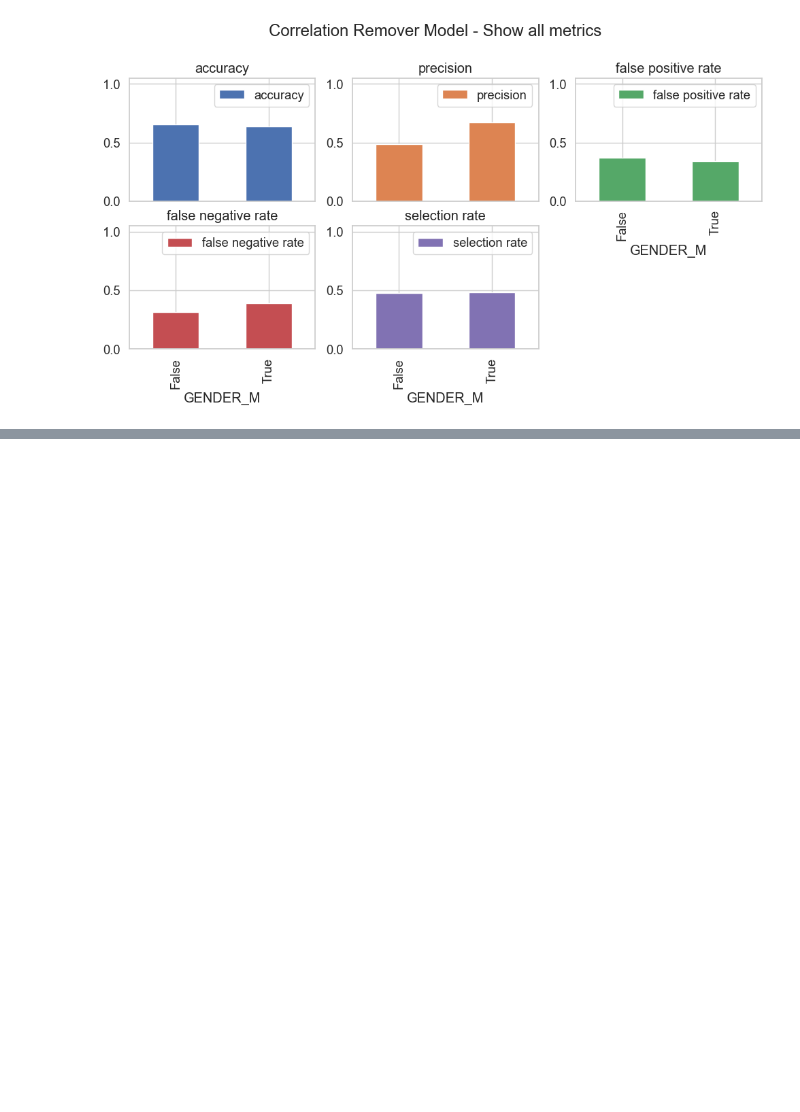
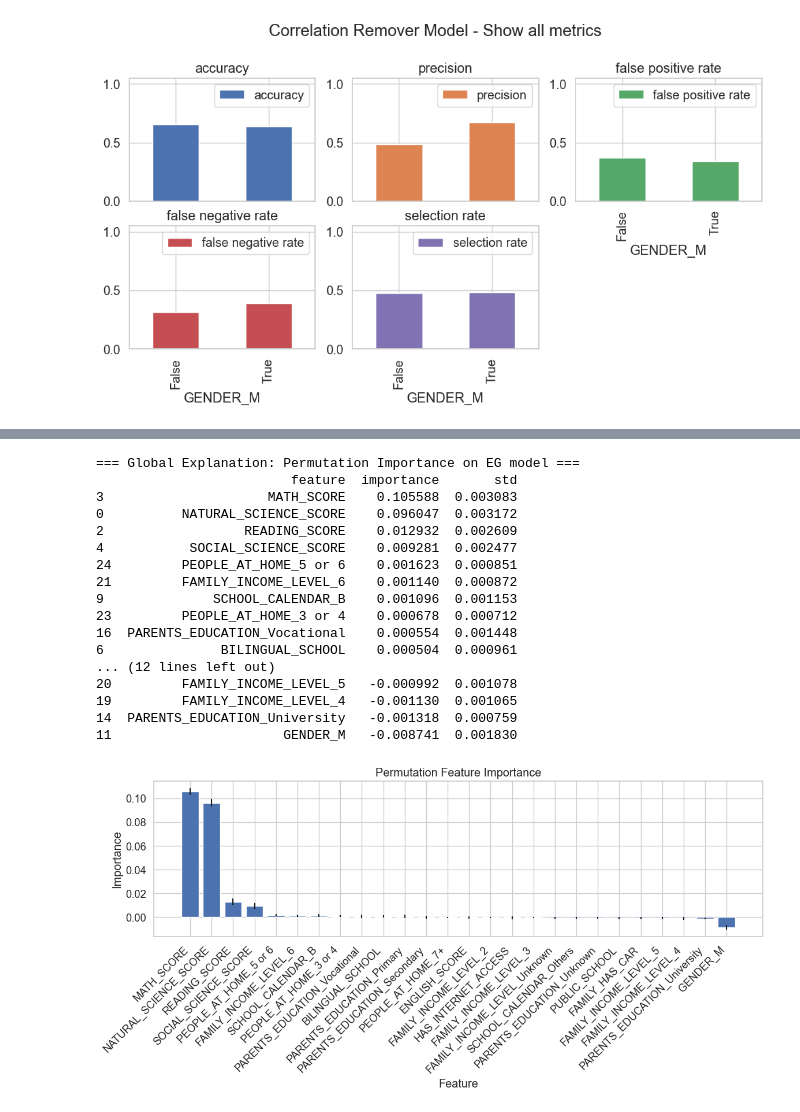
Before and after one commit to martenzZe/MRAI_project, a Jupyter notebook: Project_code.ipynb, the cells around one changed output, grey strips where cells are left out. Cells and saved outputs as stored; diff of their text form; code cells hidden in the pictures; blank space fills up the shorter version.

```diff
--- a/Project_code.ipynb
+++ b/Project_code.ipynb
@@ -924,0 +942,52 @@ array([[<Axes: title={'center': 'accuracy'}, xlabel='GENDER_M'>,
+# %%
+# Global model explanation: Permutation importance
+
+
+
+print("\n=== Global Explanation: Permutation Importance on EG model ===")
+
+perm_result = permutation_importance(
+    eg_model,
+    X_test,
+    y_test,
+    n_repeats=10,
+    random_state=42,
+    scoring="f1"
+)
+
+perm_importance = pd.DataFrame({
+    "feature": X_train.columns,
+    "importance": perm_result.importances_mean,
+    "std": perm_result.importances_std
+}).sort_values("importance", ascending=False)
+
+print(perm_importance)
+
+plt.figure(figsize=(12, 6))
+plt.subplot(1, 1, 1)
+plt.bar(perm_importance['feature'], perm_importance['importance'], yerr=perm_importance['std'])
+plt.xticks(rotation=45, ha='right')
+plt.xlabel('Feature')
+plt.ylabel('Importance')
+plt.title('Permutation Feature Importance')
+plt.tight_layout()
+plt.show()
+# %% [output]
+=== Global Explanation: Permutation Importance on EG model ===
+                         feature  importance       std
+3                     MATH_SCORE    0.105588  0.003083
+0          NATURAL_SCIENCE_SCORE    0.096047  0.003172
+2                  READING_SCORE    0.012932  0.002609
+4           SOCIAL_SCIENCE_SCORE    0.009281  0.002477
+24         PEOPLE_AT_HOME_5 or 6    0.001623  0.000851
+21         FAMILY_INCOME_LEVEL_6    0.001140  0.000872
+9              SCHOOL_CALENDAR_B    0.001096  0.001153
+23         PEOPLE_AT_HOME_3 or 4    0.000678  0.000712
+16  PARENTS_EDUCATION_Vocational    0.000554  0.001448
+6               BILINGUAL_SCHOOL    0.000504  0.000961
+... (12 lines left out)
+20         FAMILY_INCOME_LEVEL_5   -0.000992  0.001078
+19         FAMILY_INCOME_LEVEL_4   -0.001130  0.001065
+14  PARENTS_EDUCATION_University   -0.001318  0.000759
+11                      GENDER_M   -0.008741  0.001830
+[figure, added]
```
Also changed, not shown: parts of 11 cells of this notebook.
